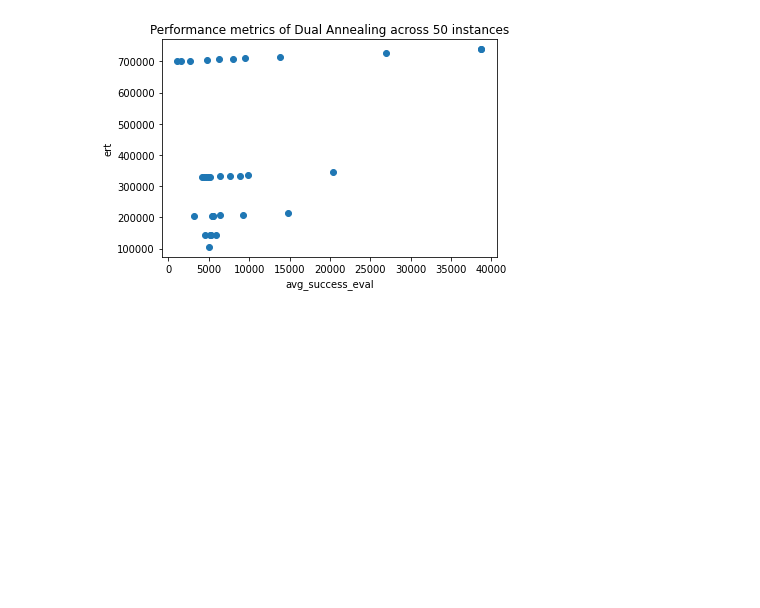
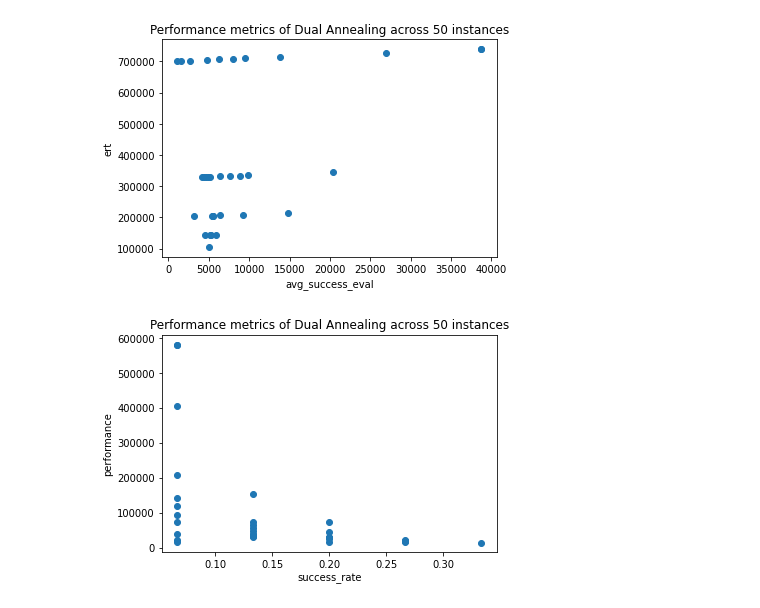
Before and after one commit to CardiacModelling/BenNevisBenchmark, a Jupyter notebook: test-frame.ipynb, the cells around one changed output. Cells and saved outputs as stored; diff of their text form; code cells hidden in the pictures; blank space fills up the shorter version.

Commit message:
Update plots

```diff
--- a/test-frame.ipynb
+++ b/test-frame.ipynb
@@ -119,3 +119,7 @@ algo.plot_instances('success_rate', 'ert')
 algo.plot_instances('avg_success_eval', 'ert')
 # %% [output]
 [figure]
+# %%
+algo.plot_instances('success_rate', 'performance')
+# %% [output]
+[figure, added]
```
Also changed, not shown: parts of 1 cell of this notebook.
